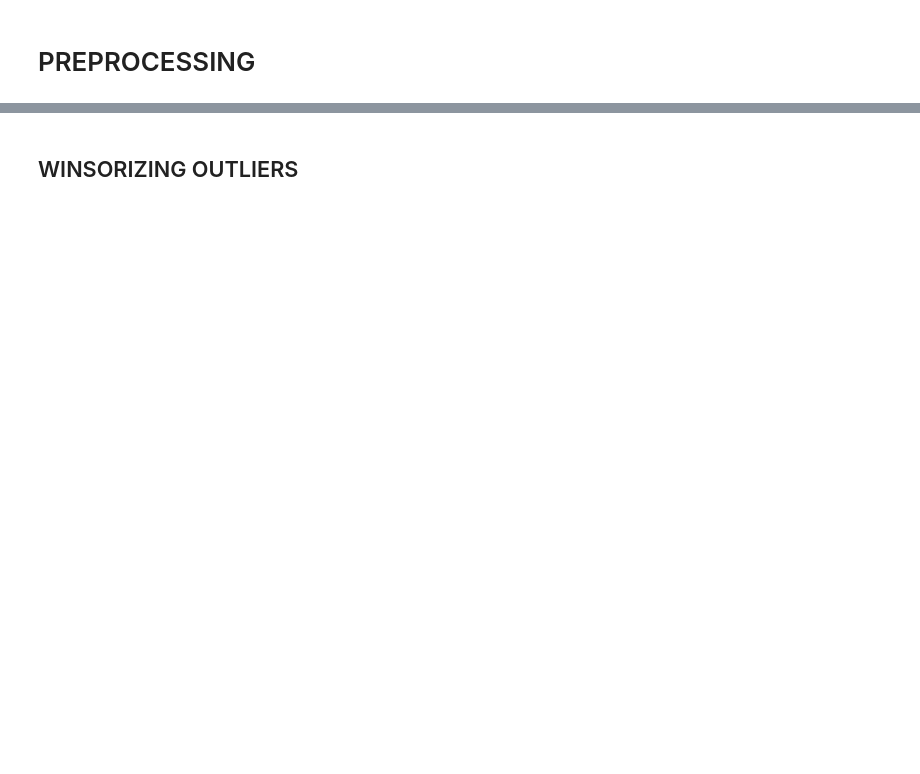
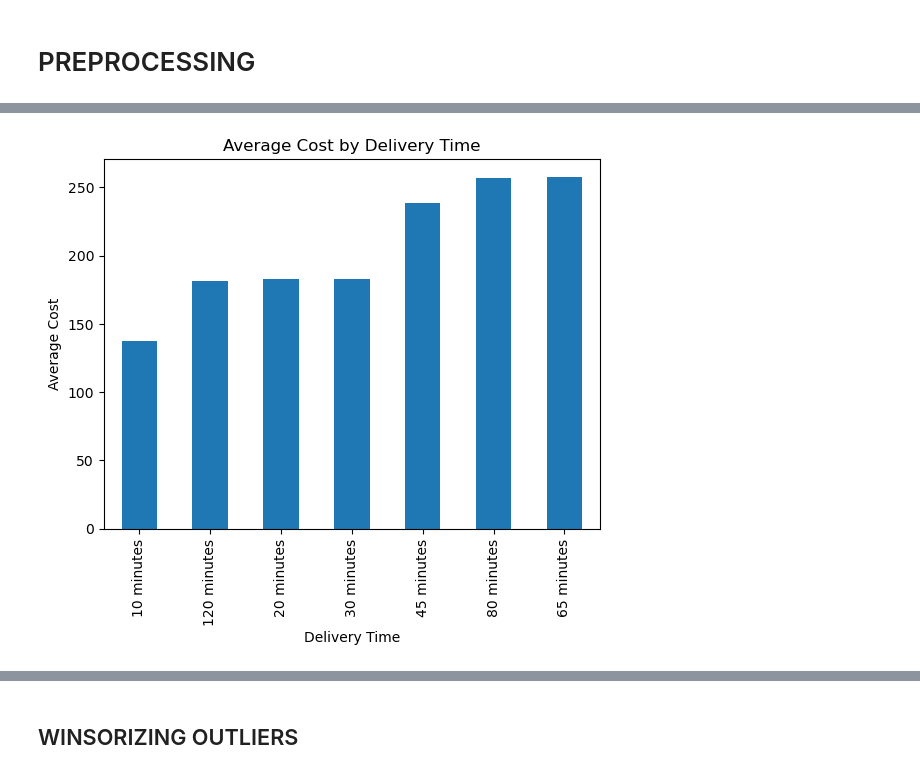
Before and after one commit to Inixius/Food-Delivery-Time---Classification, a Jupyter notebook: Food Delivery Time.ipynb, the cells around one changed output, grey strips where cells are left out. Saved outputs shown, nothing was run; the diff lists cells and outputs as text; code cells hidden in the pictures; blank space fills up the shorter version.

```diff
--- a/Food Delivery Time.ipynb
+++ b/Food Delivery Time.ipynb
@@ -58,0 +222,9 @@ train['City'] = city
+# %%
+cost_time_agg = train.groupby('Delivery_Time')['Average_Cost'].mean().sort_values(ascending=True)
+cost_time_agg.plot(kind = 'bar')
+plt.xlabel('Delivery Time')
+plt.ylabel('Average Cost')
+plt.title('Average Cost by Delivery Time')
+plt.show()
+# %% [output]
+[figure, added]
```
Also changed, not shown: parts of 44 cells of this notebook.
